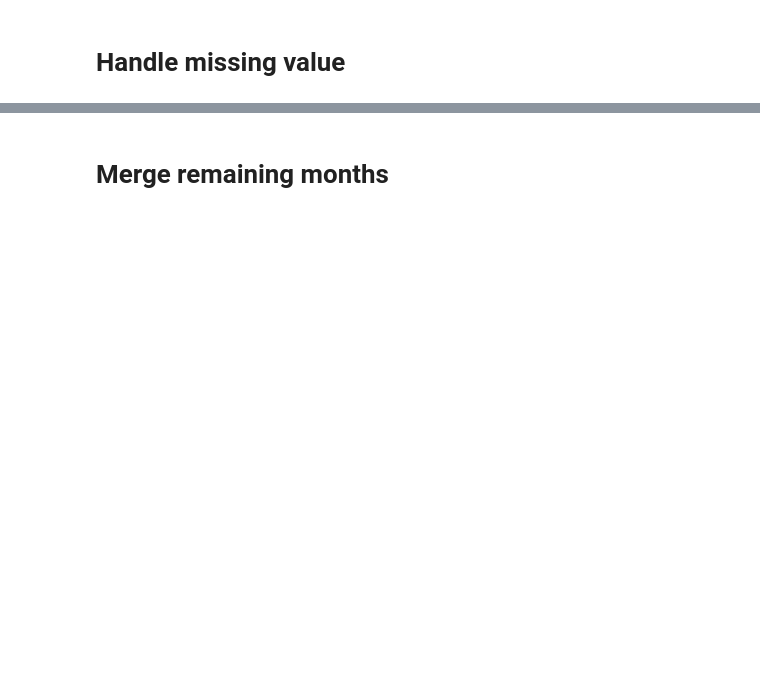
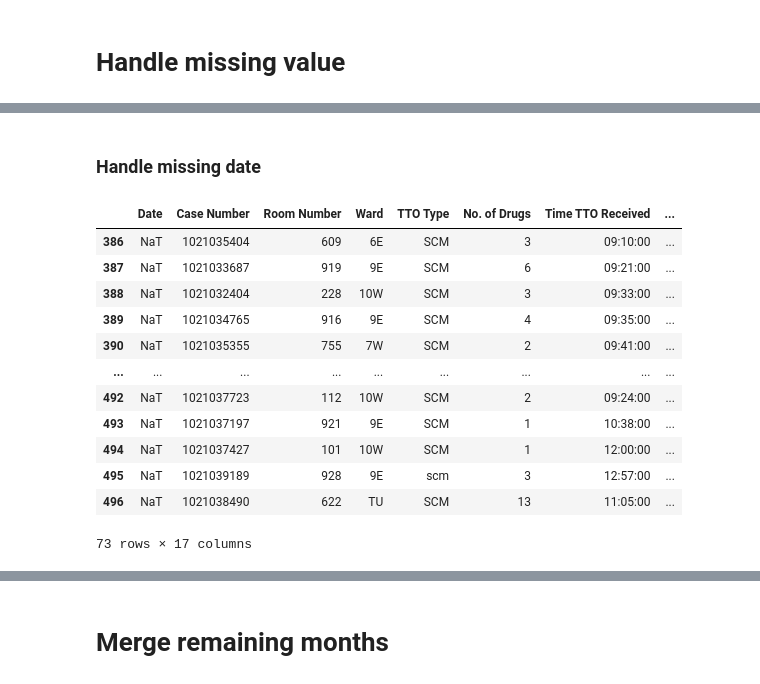
Before and after one commit to RoystonCXW/IS447---Smart-Healthcare, a Jupyter notebook: IS447/System/Data/Pharmacy Dept/Data Cleaning/GEH_Cleaning.ipynb, the cells around one changed output, grey strips where cells are left out. Cells and saved outputs as stored; diff of their text form; code cells hidden in the pictures; blank space fills up the shorter version.

```diff
--- a/IS447/System/Data/Pharmacy Dept/Data Cleaning/GEH_Cleaning.ipynb
+++ b/IS447/System/Data/Pharmacy Dept/Data Cleaning/GEH_Cleaning.ipynb
@@ -117,0 +112,3 @@ memory usage: 73.8+ KB
+# %%
+#reset index
+df2 = df2.reset_index(drop=True)
@@ -118,2 +117,14 @@ memory usage: 73.8+ KB
+# %%
+df2.rename({'Date ': 'Date',
+            'Case No': 'Case Number',
+            'Room No': 'Room Number',
+            'SCM / Handwritten TTO ': 'TTO Type',
+            'No. of items':'No. of Drugs',
+            'Time in / Verified': 'Time TTO Received', # the start time
+            'Time checked':'Time TTO Checked',
+            'Time reached ': 'Time TTO Reached', # the end time
+            ' Time Counselled':'Time TTO Counselled',
+           'Limo Service ':'Limo Service'},   # end time if patients need to be counselled
+           axis=1, inplace=True)
 # %% [markdown]
 # Handle missing value
@@ -182,0 +173,22 @@ nan_values
+# %% [markdown]
+### Handle missing date
+# %%
+# change to datetime formate
+df2['Date'] = pd.to_datetime(df2['Date'])
+# %%
+missing_date = df2[df2['Date'].isnull()]
+missing_date
+# %% [output]
+|  | Date | Case Number | Room Number | Ward | TTO Type | No. of Drugs | Time TTO Received | ... |
+| 386 | NaT | 1021035404 | 609 | 6E | SCM | 3 | 09:10:00 | ... |
+| 387 | NaT | 1021033687 | 919 | 9E | SCM | 6 | 09:21:00 | ... |
+| 388 | NaT | 1021032404 | 228 | 10W | SCM | 3 | 09:33:00 | ... |
+| 389 | NaT | 1021034765 | 916 | 9E | SCM | 4 | 09:35:00 | ... |
+| 390 | NaT | 1021035355 | 755 | 7W | SCM | 2 | 09:41:00 | ... |
+| ... | ... | ... | ... | ... | ... | ... | ... | ... |
+| 492 | NaT | 1021037723 | 112 | 10W | SCM | 2 | 09:24:00 | ... |
+| 493 | NaT | 1021037197 | 921 | 9E | SCM | 1 | 10:38:00 | ... |
+| 494 | NaT | 1021037427 | 101 | 10W | SCM | 1 | 12:00:00 | ... |
+| 495 | NaT | 1021039189 | 928 | 9E | scm | 3 | 12:57:00 | ... |
+| 496 | NaT | 1021038490 | 622 | TU | SCM | 13 | 11:05:00 | ... |
+73 rows × 17 columns
```
Also changed, not shown: parts of 89 cells of this notebook, 4 other files.
